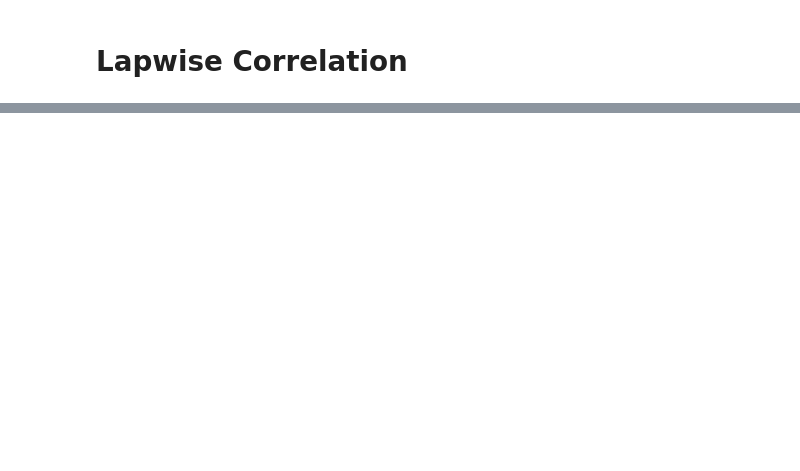
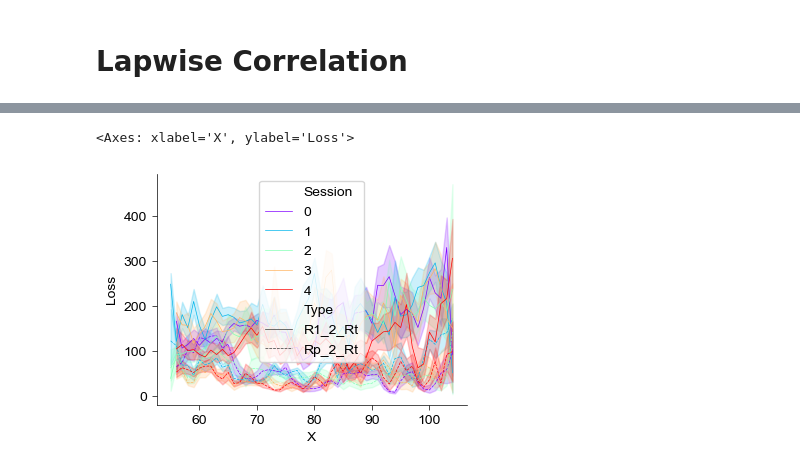
Before and after one commit to YAO-Shuyang/PlotFigures, a Jupyter notebook: NodeFigures/Fig0881 - Maze 1m Results.ipynb, the cells around one changed output, grey strips where cells are left out. Saved outputs shown, nothing was run; the diff lists cells and outputs as text; code cells hidden in the pictures; blank space fills up the shorter version.

```diff
--- a/NodeFigures/Fig0881 - Maze 1m Results.ipynb
+++ b/NodeFigures/Fig0881 - Maze 1m Results.ipynb
@@ -165,19 +165,23 @@ def get_lapwise_ratemap(trace: dict, is_cutted: bool = True):
         smoothed_map[:, :, i] = rate_map.to_array() #@ trace['Ms'].T
 
     X = np.transpose(smoothed_map, (2, 1, 0))
-    return X
+    return X, routes
 
 file_idx = np.where(f2['MiceID'] == 10266)[0]
 fig, axes = plt.subplots(ncols=6, nrows=2, figsize=(4*6, 4*2))
-for s, idx in tqdm(enumerate(file_idx)):
+for s, idx in enumerate(file_idx):
     with open(f2['Trace File'][idx], 'rb') as f:
         trace = pickle.load(f)
 
-    lap_ratemap = get_lapwise_ratemap(trace, is_cutted=True)
-    corr = np.zeros((lap_ratemap.shape[0], lap_ratemap.shape[0], lap_ratemap.shape[2]))
-    for n in range(lap_ratemap.shape[2]):
-        corr[:, :, n] = np.corrcoef(lap_ratemap[:, :, n])
-    corr = np.corrcoef(np.median(corr, axis=2))
+    print(f"File {s+1}")
+    lap_ratemap, rts = get_lapwise_ratemap(trace, is_cutted=True)
+    corr = np.zeros((lap_ratemap.shape[0], lap_ratemap.shape[0]))
+    for i in tqdm(range(lap_ratemap.shape[0])):
+        for j in range(i, lap_ratemap.shape[0]):
+            intersected_bins = np.intersect1d(
+                CP_DSPs[4][rts[i]], CP_DSPs[4][rts[j]]
+            )
+            corr[i, j] = np.corrcoef(np.reshape(lap_ratemap[:, intersected_bins-1, :], (lap_ratemap.shape[0], -1)))[0, 1]
     ax: Axes = axes[s//6, s%6]
-    ax.imshow(corr, vmin=0, vmax=0.5, cmap='jet')
+    ax.imshow(corr, vmin=0, vmax=1, cmap='jet')
 # %% [output]
@@ -228,0 +335,57 @@ scatter = ax.scatter(
+# %%
+if exists(join(figdata, f"{code_id} [GNB Decoding].pkl")) == False:
+    resort_res = {
+        "Effect on Route": [],
+        "Bin": [],
+        "Loss": [],
+        "Type": [],
+        "Session": [],
+    }
+
+    for mouse in [10266]:
+        file_idx = np.where((f2['MiceID'] == mouse)&(f2['date'] >= 20251221))[0]
+
+        print(f"{mouse}:")
+        for s, idx in tqdm(enumerate(file_idx)):
+            with open(join(save_decode_loc, f"{f2['date'][idx]}.pkl"), "rb") as f:
+                res = pickle.load(f)
+
+
+            for key in resort_res.keys():
+                if key == "Session":
+                    resort_res[key].append(np.repeat(s, res['Bin'].shape[0]))
+                else:
+                    resort_res[key].append(res[key])
+
+    for key in resort_res.keys():
+        resort_res[key] = np.concatenate(resort_res[key])
+
+    with open(join(figdata, f"{code_id} [GNB Decoding].pkl"), 'wb') as f:
+        pickle.dump(resort_res, f)
+
+    RResD = pd.DataFrame(resort_res)
+    RResD.to_excel(join(figdata, f"{code_id} [GNB Decoding].xlsx"), index=False)
+    print(len(RResD))
+else:
+    with open(join(figdata, f"{code_id} [GNB Decoding].pkl"), 'rb') as f:
+        resort_res = pickle.load(f)
+
+D = GetDMatrices(4, 48)
+resort_res['X'] = D[resort_res['Bin']-1, 0] // 5
+subdata = SubDict(resort_res, resort_res.keys(),
+                  np.where((resort_res['Effect on Route'] == 3)&(np.isin(resort_res['Type'], ["R1_2_Rt", "Rp_2_Rt"])))[0])
+
+fig = plt.figure(figsize=(4, 3))
+ax = Clear_Axes(plt.axes(), close_spines=['top', 'right'], ifxticks=True, ifyticks=True)
+sns.lineplot(
+    x='X',
+    y='Loss',
+    hue='Session',
+    style='Type',
+    palette="rainbow",
+    data=subdata,
+    linewidth=0.5
+)
+# %% [output]
+<Axes: xlabel='X', ylabel='Loss'>
+[figure, added]
```
Also changed, not shown: parts of 6 cells of this notebook, 5 other files.
